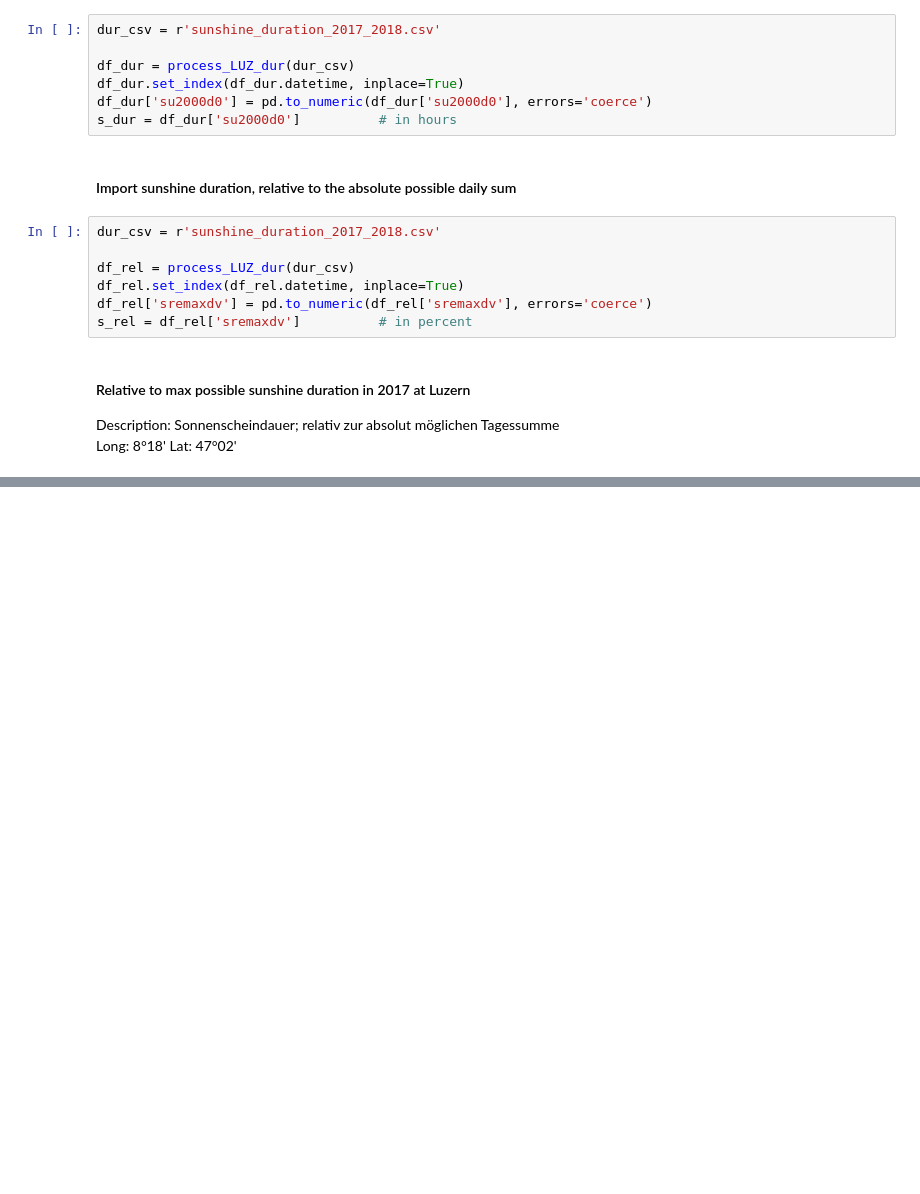
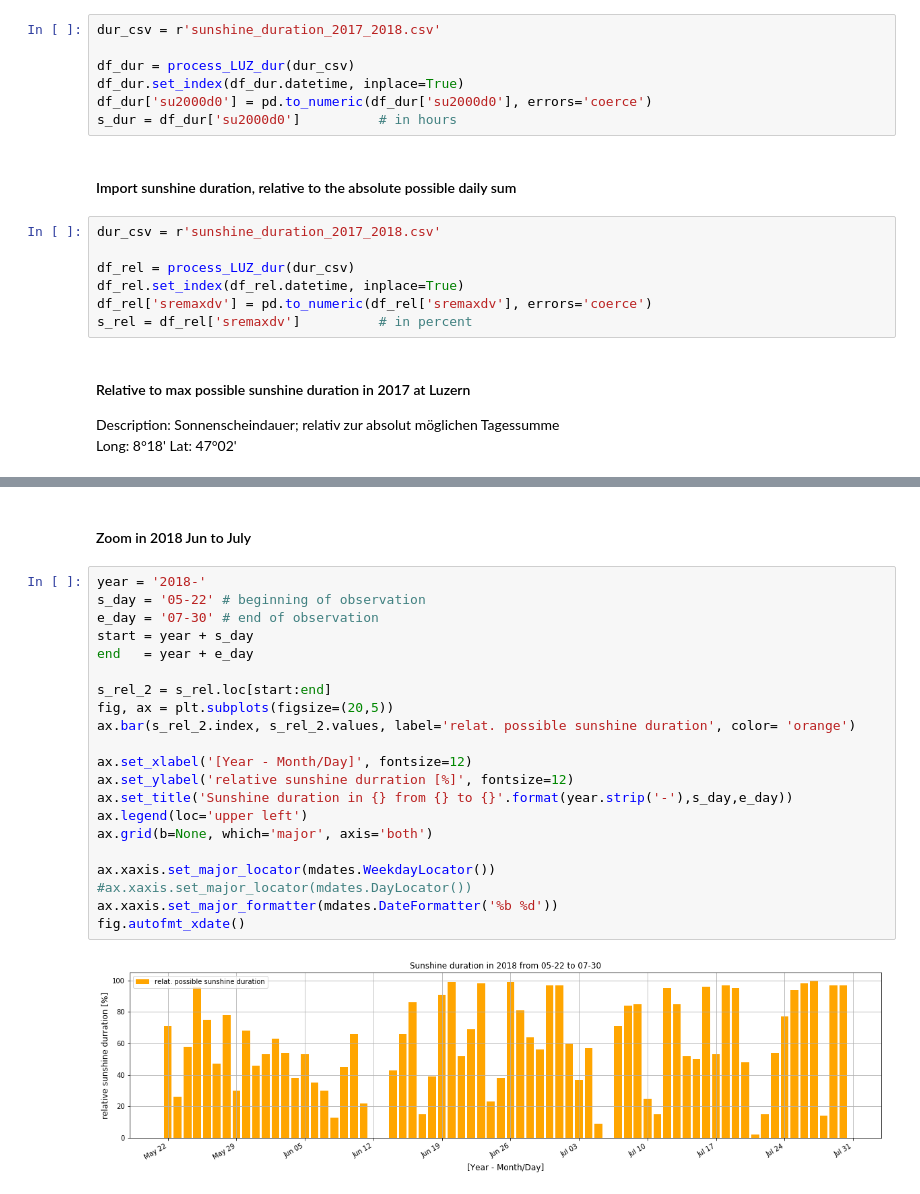
Before and after one commit to ahorv/python_scripts, a Jupyter notebook: irradiance/cloudless_days_assessment.ipynb, the cells around one changed output, grey strips where cells are left out. Saved outputs shown, nothing was run; the diff lists cells and outputs as text; blank space fills up the shorter version.

```diff
--- a/irradiance/cloudless_days_assessment.ipynb
+++ b/irradiance/cloudless_days_assessment.ipynb
@@ -103,0 +126,25 @@ ax.xaxis.set_major_locator(dates.MonthLocator(interval=3))
+# %% [markdown]
+#### Zoom in 2018 Jun to July
+# %%
+year = '2018-'
+s_day = '05-22' # beginning of observation
+e_day = '07-30' # end of observation
+start = year + s_day
+end   = year + e_day
+
+s_rel_2 = s_rel.loc[start:end]
+fig, ax = plt.subplots(figsize=(20,5))
+ax.bar(s_rel_2.index, s_rel_2.values, label='relat. possible sunshine duration', color= 'orange')
+
+ax.set_xlabel('[Year - Month/Day]', fontsize=12)
+ax.set_ylabel('relative sunshine durration [%]', fontsize=12)
+ax.set_title('Sunshine duration in {} from {} to {}'.format(year.strip('-'),s_day,e_day))
+ax.legend(loc='upper left')
+ax.grid(b=None, which='major', axis='both')
+
+ax.xaxis.set_major_locator(mdates.WeekdayLocator())
+#ax.xaxis.set_major_locator(mdates.DayLocator())
+ax.xaxis.set_major_formatter(mdates.DateFormatter('%b %d'))
+fig.autofmt_xdate()
+# %% [output]
+[figure, added]
```
Also changed, not shown: parts of 9 cells of this notebook, 1 other file.
